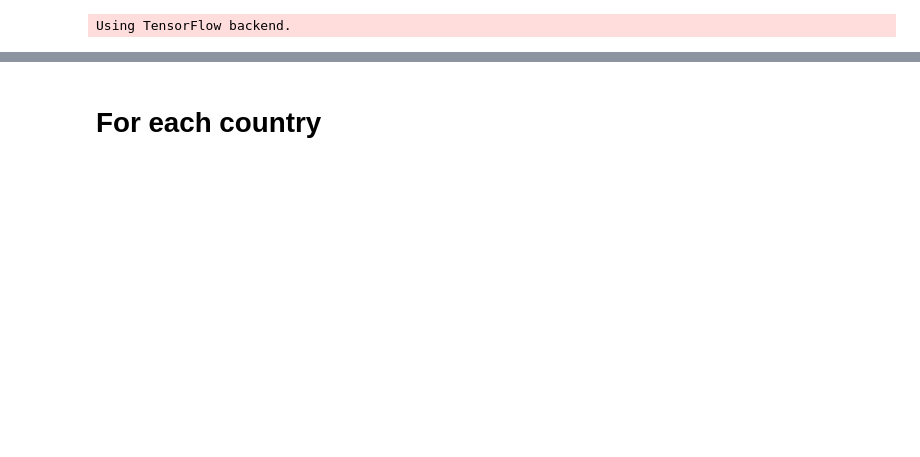
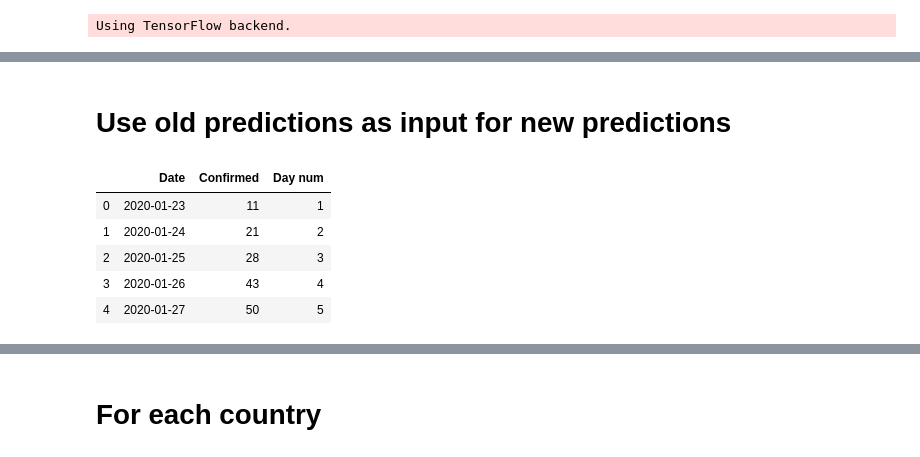
Before and after one commit to Aveek-Saha/CovidAnalysis, a Jupyter notebook: LSTM_modeling.ipynb, the cells around one changed output, grey strips where cells are left out. Saved outputs shown, nothing was run; the diff lists cells and outputs as text; code cells hidden in the pictures; blank space fills up the shorter version.

```diff
--- a/LSTM_modeling.ipynb
+++ b/LSTM_modeling.ipynb
@@ -193,0 +287,11 @@ print("RMSLE = ", np.sqrt(np.mean(np.square(np.log(pred_conf + 1) - np.log(real_
+# %% [markdown]
+# Use old predictions as input for new predictions
+# %%
+training_set.head()
+# %% [output]
+|  | Date | Confirmed | Day num |
+| 0 | 2020-01-23 | 11 | 1 |
+| 1 | 2020-01-24 | 21 | 2 |
+| 2 | 2020-01-25 | 28 | 3 |
+| 3 | 2020-01-26 | 43 | 4 |
+| 4 | 2020-01-27 | 50 | 5 |
```
Also changed, not shown: parts of 45 cells of this notebook, 1 other file.
